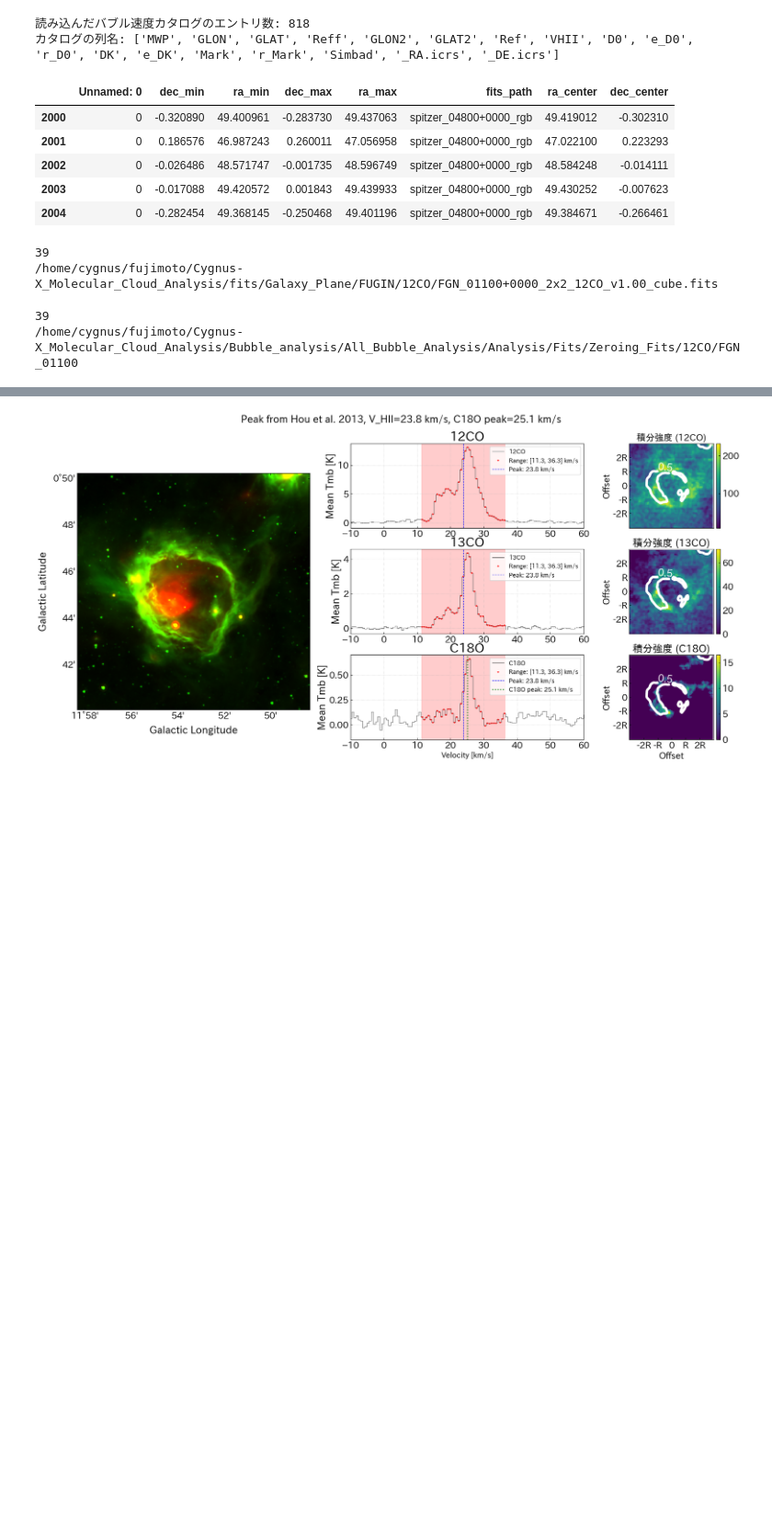
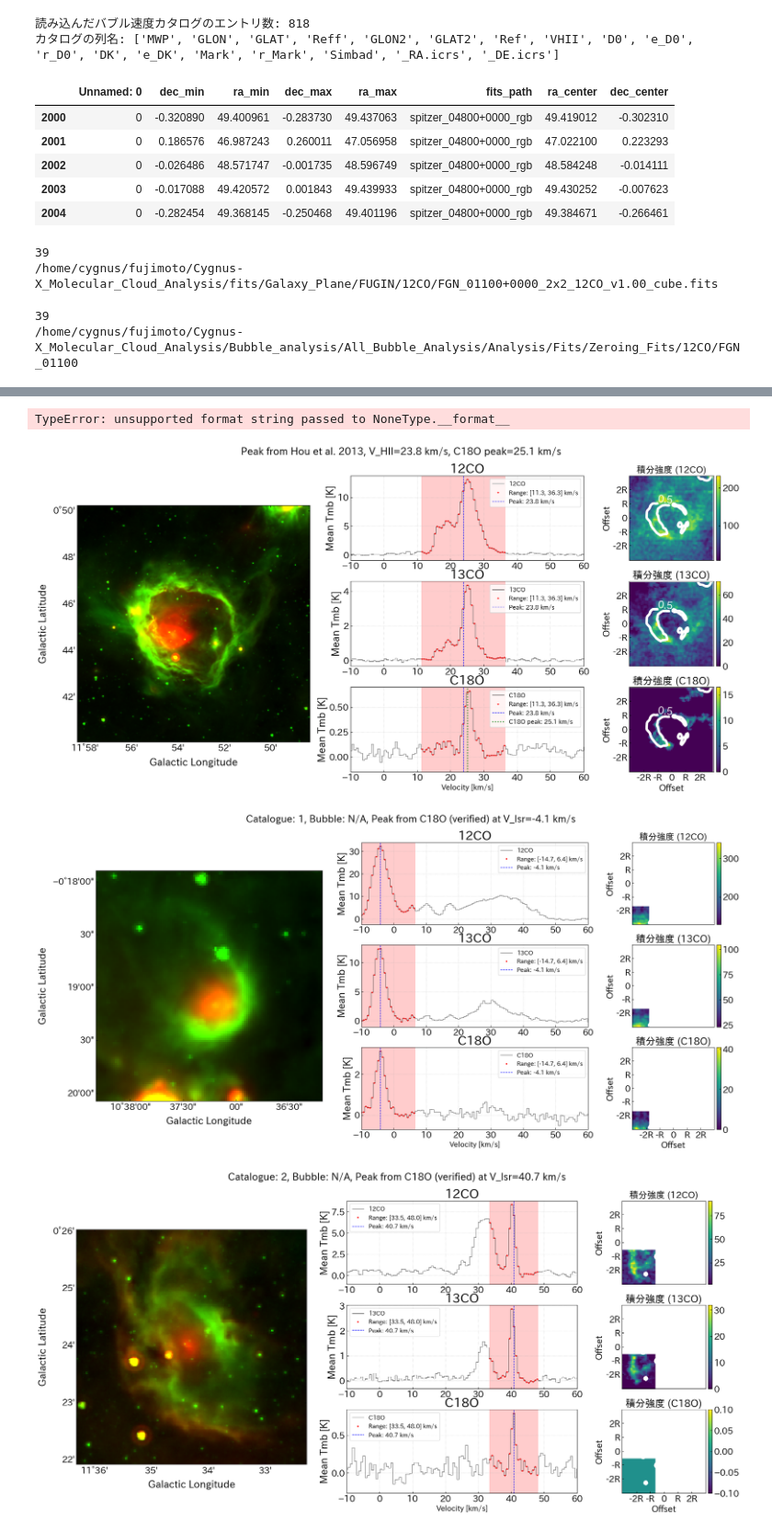
Before and after one commit to yudai-22/Cygnus-X_CAE, a Jupyter notebook: Bubble_analysis/C18Ospectrum_detection.ipynb, the cells around one changed output, grey strips where cells are left out. Shown at 92% size. Drawn from its saved outputs; the diff is of its cells as text; code cells hidden in the pictures; blank space fills up the shorter version.

```diff
--- a/Bubble_analysis/C18Ospectrum_detection.ipynb
+++ b/Bubble_analysis/C18Ospectrum_detection.ipynb
@@ -268,7 +267,7 @@ for each_path, zeroing_each_path in tqdm.tqdm(zip(fugin_path_list[:1], zeroing_f
 plt.rcParams['font.family'] = 'sans-serif'
 plt.rcParams['font.sans-serif'] = ['Hiragino Sans', 'Yu Gothic', 'Meirio', 'Takao', 'IPAexGothic', 'IPAPGothic', 'VL PGothic', 'Noto Sans CJK JP']
 # %%
-for i, each_catalogue in all_bubble_catalogue_selected[:1].iterrows():
+for i, each_catalogue in all_bubble_catalogue_selected.iterrows():
     velocity_stats['total_bubble'] += 1
 
     # 各バブルの情報を初期化
@@ -520 +520,4 @@ Catalogue 0: Found velocity in catalog - Row 84, VHII=23.8 km/s, MWP=1G011895+00
+TypeError: unsupported format string passed to NoneType.__format__
 [figure]
+[figure, added]
+[figure, added]
```
Also changed, not shown: parts of 2 cells of this notebook.
